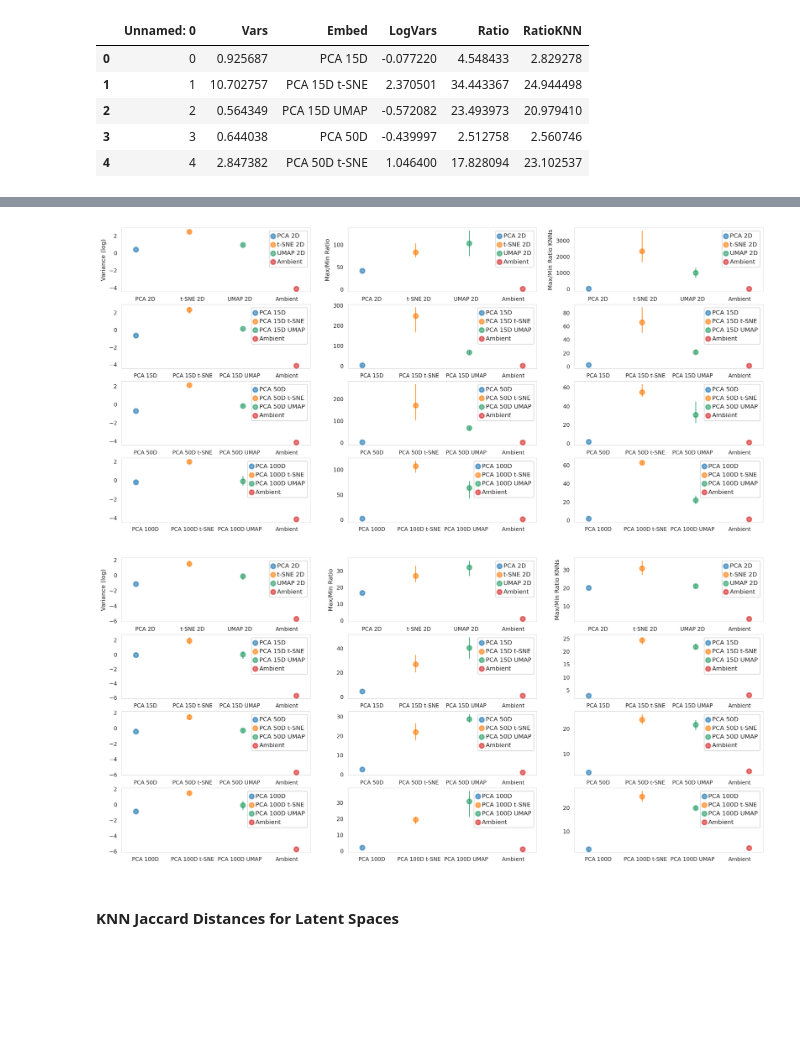
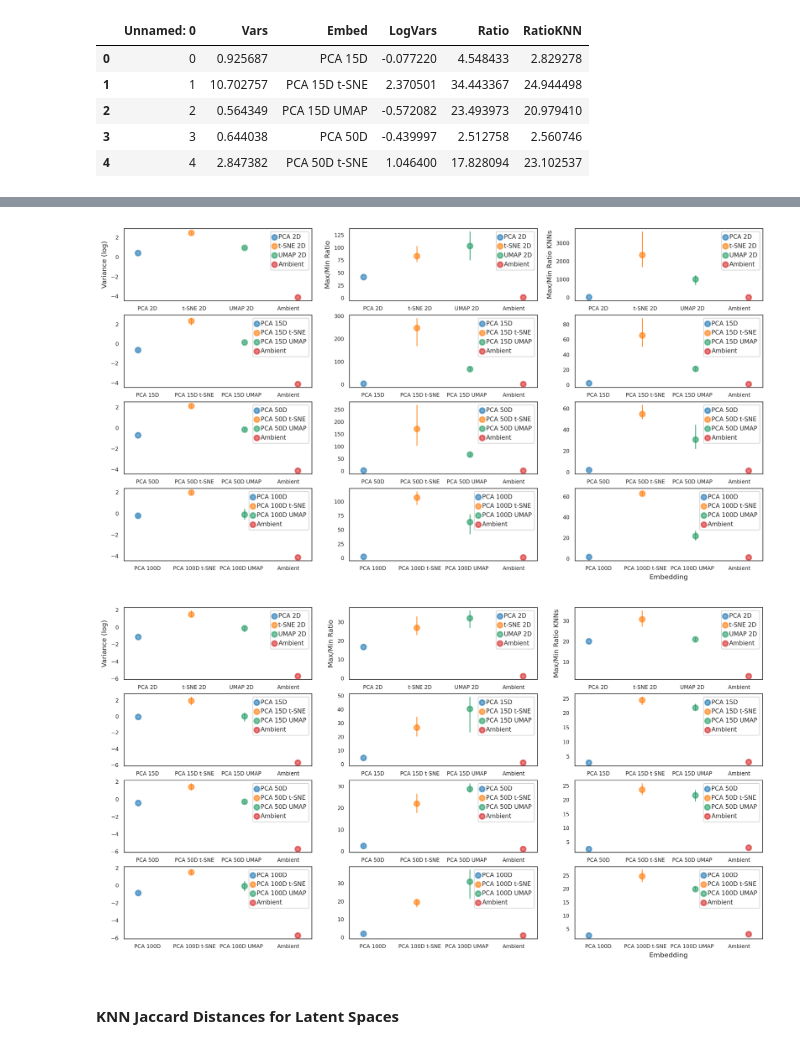
Before and after one commit to pachterlab/CBP_2021, a Jupyter notebook: notebooks/combinedFigurePlots.ipynb, the cells around one changed output, grey strips where cells are left out. Drawn from its saved outputs; the diff is of its cells as text; code cells hidden in the pictures; blank space fills up the shorter version.

Commit message:
Update distortion plots with PCA and high and low dimensions

```diff
--- a/notebooks/combinedFigurePlots.ipynb
+++ b/notebooks/combinedFigurePlots.ipynb
@@ -721,54 +794,51 @@ def plotLatentDistorts(ax,allVals, x ,y,hue, xlab='',ylab='',title='', axisFontS
   #plt.figure(figsize=figsize)
   g=sns.pointplot(x=x, y=y, data=allVals, hue=hue, err_style='bars',join=False,plot_kws=dict(alpha=0.6),errwidth=errwidth, dodge=dodge,ax=ax)
   plt.setp(g.collections, alpha=.6) #for the markers
-  g.legend(prop={"size":9})
-
-	#ax.set_ylim(ymin=ymin)
+  g.legend(prop={"size":8})
 
   g.set_xlabel(xlab,fontsize=axisFontSize)
   g.set_ylabel(ylab,fontsize=axisFontSize)
   g.set_title(title,fontsize=axisFontSize)
-  #ax.tick_params(axis='both', which='minor', labelsize=tickFontSize)
+
   g.tick_params(labelsize=tickFontSize)
-	# ax.tight_layout()
-
-	# if(fname != None):
-	# 	plt.savefig(fname)
-	# else:
-	# 	plt.show()
 # %%
 #tenx plots
 
-fig, ax = plt.subplots(nrows=4, ncols=3,figsize=(17,8))
+fig, ax = plt.subplots(nrows=4, ncols=3,figsize=(15,8))
 rows = ['LogVars','Ratio','RatioKNN']
 rowNames = ['Variance (log)','Max/Min Ratio','Max/Min Ratio KNNs']
 cols = ['2D','15D','50D','100D']
 
 for i in range(len(rows)):
 
   for j in range(len(cols)):
 
     colInds = [cols[j] in i or 'Ambient' in i for i in tenxEq['Embed']]
     sub = tenxEq[colInds]
 
 
     if j == 0 :
       title = rowNames[i]
     else:
       title = ''
-    plotLatentDistorts(ax[j,i],sub,'Embed' ,rows[i],'Embed',ylab=title,axisFontSize = 9,tickFontSize = 8)
+
+    if j == 3  and i == 2:
+      xlab = 'Embedding'
+    else:
+      xlab = ''
+    plotLatentDistorts(ax[j,i],sub,'Embed' ,rows[i],'Embed',xlab = xlab,ylab=title,axisFontSize = 9,tickFontSize = 7)
 
 
 
 
 #plt.xticks(fontsize=5)
 plt.show()
 # %% [output]
-[figure, old version]
+[figure, new version]
 # %%
 #utero plots
 
-fig, ax = plt.subplots(nrows=4, ncols=3,figsize=(17,8))
+fig, ax = plt.subplots(nrows=4, ncols=3,figsize=(15,8))
 rows = ['LogVars','Ratio','RatioKNN']
 rowNames = ['Variance (log)','Max/Min Ratio','Max/Min Ratio KNNs']
 cols = ['2D','15D','50D','100D']
@@ -785,7 +855,12 @@ for i in range(len(rows)):
       title = rowNames[i]
     else:
       title = ''
-    plotLatentDistorts(ax[j,i],sub,'Embed' ,rows[i],'Embed',ylab=title,axisFontSize = 9,tickFontSize = 8)
+
+    if j == 3  and i == 2:
+      xlab = 'Embedding'
+    else:
+      xlab = ''
+    plotLatentDistorts(ax[j,i],sub,'Embed' ,rows[i],'Embed',xlab = xlab,ylab=title,axisFontSize = 9,tickFontSize = 7)
 
 
 
@@ -793,7 +868,7 @@ for i in range(len(rows)):
 #plt.xticks(fontsize=5)
 plt.show()
 # %% [output]
-[figure, old version]
+[figure, new version]
 # %% [markdown]
 #### **KNN Jaccard Distances for Latent Spaces**
 # %% [markdown]
```
Also changed, not shown: parts of 18 cells of this notebook.
